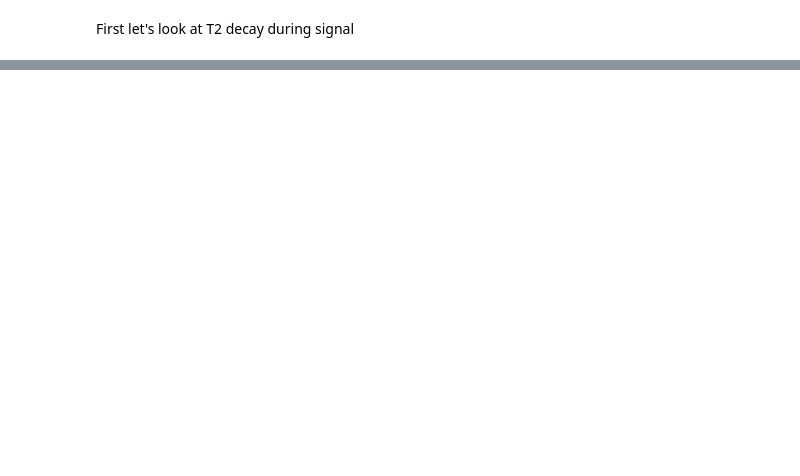
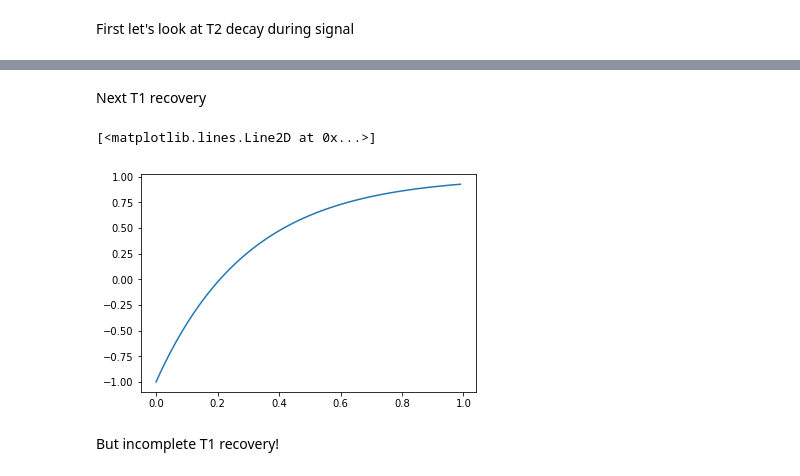
Before and after one commit to danielgebrezgiabhier/MRI-education-resources, a Jupyter notebook: Contrast/MRI Contrast.ipynb, the cells around one changed output, grey strips where cells are left out. Cells and saved outputs as stored; diff of their text form; code cells hidden in the pictures; blank space fills up the shorter version.

```diff
--- a/Contrast/MRI Contrast.ipynb
+++ b/Contrast/MRI Contrast.ipynb
@@ -88,0 +20,14 @@ imshow(randn(100,100))
+# %% [markdown]
+Next T1 recovery
+# %%
+T1 = .3
+
+Mz_t0 = -1
+Mz = 1-np.exp(-t/T1) + Mz_t0*np.exp(-t/T1)
+
+plt.plot(t,Mz)
+# %% [output]
+[<matplotlib.lines.Line2D at 0x...>]
+[figure, added]
+# %% [markdown]
+But incomplete T1 recovery!
```
Also changed, not shown: parts of 17 cells of this notebook.
